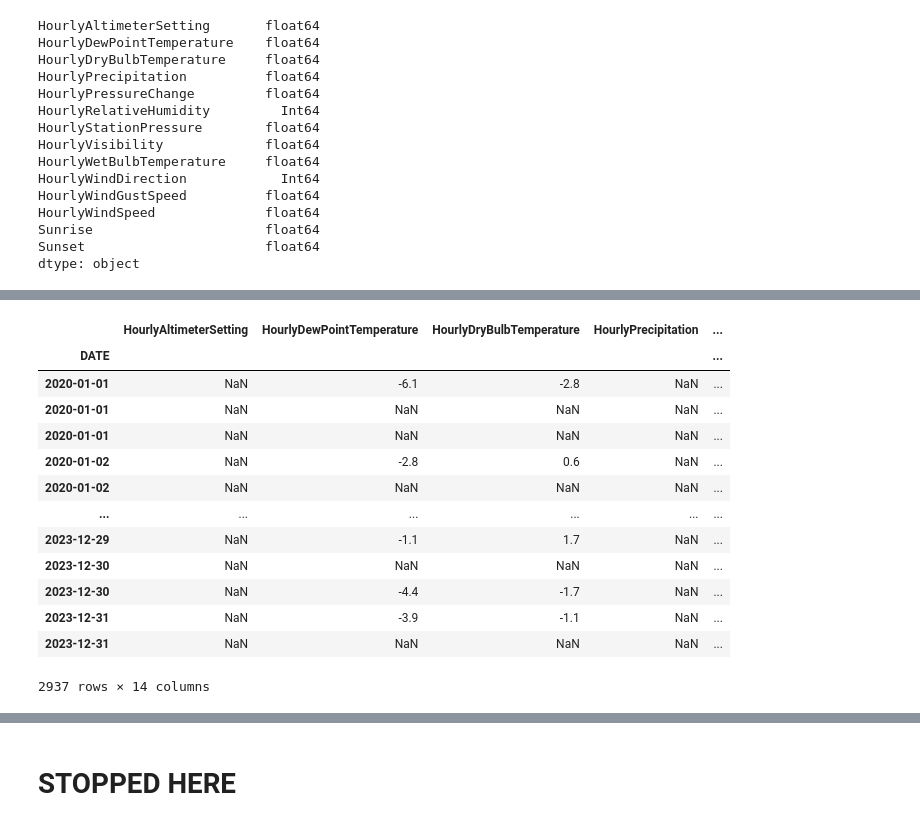
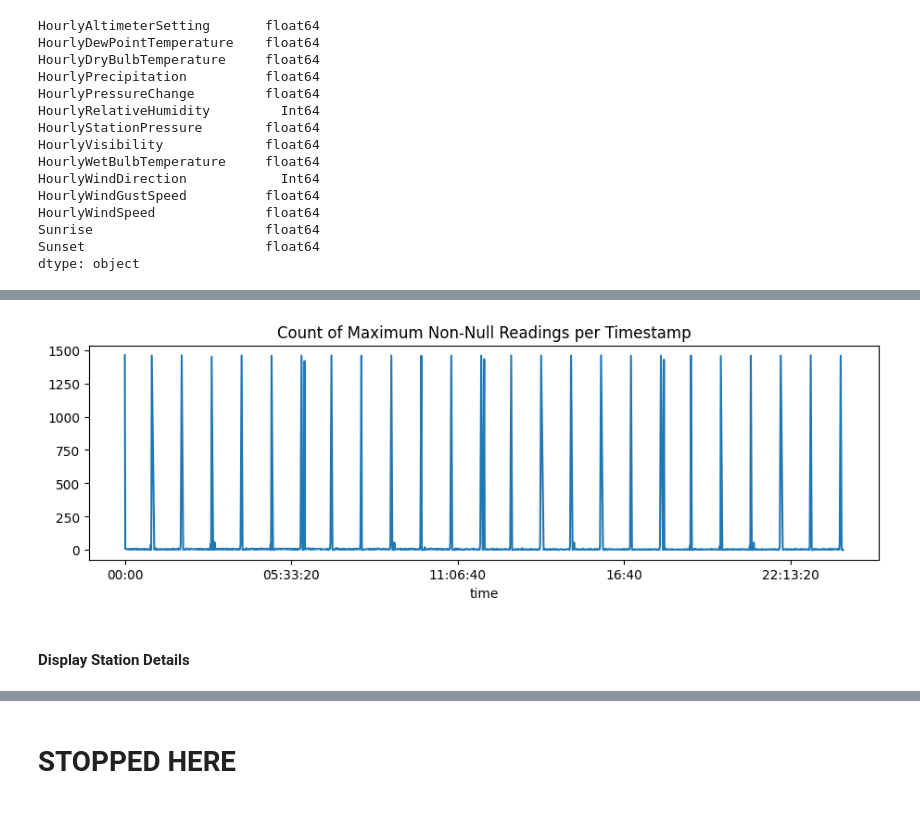
Before and after one commit to emskiphoto/noaa-weather-hourly, a Jupyter notebook: dev/noaa-weather-hourly.ipynb, the cells around one changed output, grey strips where cells are left out. Cells and saved outputs as stored; diff of their text form; code cells hidden in the pictures.

Commit message:
auto-detection of LCD version and grouping of multiple files.  Dictionary-based sunrise/sunset time assignment

```diff
--- a/dev/noaa-weather-hourly.ipynb
+++ b/dev/noaa-weather-hourly.ipynb
@@ -437,0 +454,3 @@ dtype: object
+# %%
+df = df.groupby(level=0).mean()
+df.shape
@@ -438,16 +468,13 @@ dtype: object
 # %%
-# forward fill 'Sunrise' & 'Sunset' data
-cols_sunrise_sunset = df.columns.intersection(['Sunrise', 'Sunset']).tolist()
-for col_ in cols_sunrise_sunset:
-    print(col_)
-    time = pd.to_datetime(pd.to_numeric(df[col_].ffill()\
+def datetime_from_HHMM(x):
+    """Returns """
+
+    time = pd.to_datetime(pd.to_numeric(x.dropna().ffill()\
                              .bfill()), format = '%H%M')
-    YMDHM = pd.DataFrame({'Year': df.index.year,
-                         'Month' : df.index.month,
-                        'Day' : df.index.day,
+    YMDHM = pd.DataFrame({'Year': x.index.year,
+                         'Month' : x.index.month,
+                        'Day' : x.index.day,
                         'Hour' : time.dt.hour,
                          'Minute' : time.dt.minute})
 
-    df[col_] = pd.to_datetime(YMDHM)
-    del time, YMDHM
-df[cols_sunrise_sunset].sample(5)
+    return pd.to_datetime(YMDHM)
@@ -467,4 +507,5 @@ Review criteria for null timestamps - v2 files may need different logic
 # %%
-# are there timestamps that have a high count of null values?
-n_records_hourly_approx = int(df.shape[0]/(24))
-n_max_null = pct_null_timestamp_max * n_records_hourly_approx
+# n_records_hourly_approx = int(df.shape[0]/(24))
+# n_max_null = pct_null_timestamp_max * n_records_hourly_approx
+n_max_null = int(pct_null_timestamp_max * df.shape[0])
+n_max_null
@@ -493,5 +524,5 @@ times_nan
 # for posting sunrise/sunset times.  Important that this step be done after
 # forward filling sunrise/sunset values.
 filter_nan_times = pd.Series(df.index.time).isin(times_nan).values
-# df = df.loc[~filter_nan_times]
-# df.info()
+df = df.loc[~filter_nan_times]
+df.info()
@@ -515,20 +564,11 @@ test.groupby(test.index.time).sum()
+# %%
+if is_development:
+    df.groupby(df.index.time).count().max(axis=1).sort_index().plot(figsize=(11,3),
+   title='Count of Maximum Non-Null Readings per Timestamp')
+# %% [output]
+[figure, added]
 # %%
-df.loc[filter_nan_times]
+# df.loc[filter_nan_times]
-# %% [output]
-|  | HourlyAltimeterSetting | HourlyDewPointTemperature | HourlyDryBulbTemperature | HourlyPrecipitation | ... |
-| DATE |  |  |  |  | ... |
-| 2020-01-01 | NaN | -6.1 | -2.8 | NaN | ... |
-| 2020-01-01 | NaN | NaN | NaN | NaN | ... |
-| 2020-01-01 | NaN | NaN | NaN | NaN | ... |
-| 2020-01-02 | NaN | -2.8 | 0.6 | NaN | ... |
-| 2020-01-02 | NaN | NaN | NaN | NaN | ... |
-| ... | ... | ... | ... | ... | ... |
-| 2023-12-29 | NaN | -1.1 | 1.7 | NaN | ... |
-| 2023-12-30 | NaN | NaN | NaN | NaN | ... |
-| 2023-12-30 | NaN | -4.4 | -1.7 | NaN | ... |
-| 2023-12-31 | NaN | -3.9 | -1.1 | NaN | ... |
-| 2023-12-31 | NaN | NaN | NaN | NaN | ... |
-2937 rows × 14 columns
 # %%
 #     Check what percentage of data has null data and print to screen
 df_pct_null_data = pd.DataFrame({'Percent N/A': df.isnull().sum().divide(len(df)).round(3)})
@@ -542,0 +580,2 @@ display(df_pct_null_data_formatted.rename(index=col_rename_remove_hourly))
+# %% [markdown]
+#### Display Station Details
```
Also changed, not shown: parts of 72 cells of this notebook, 3 other files.
